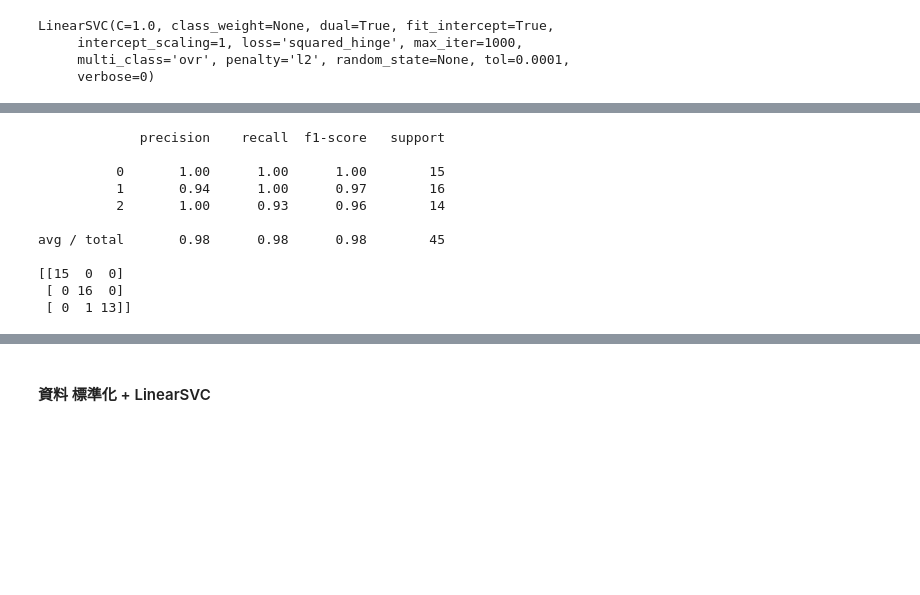
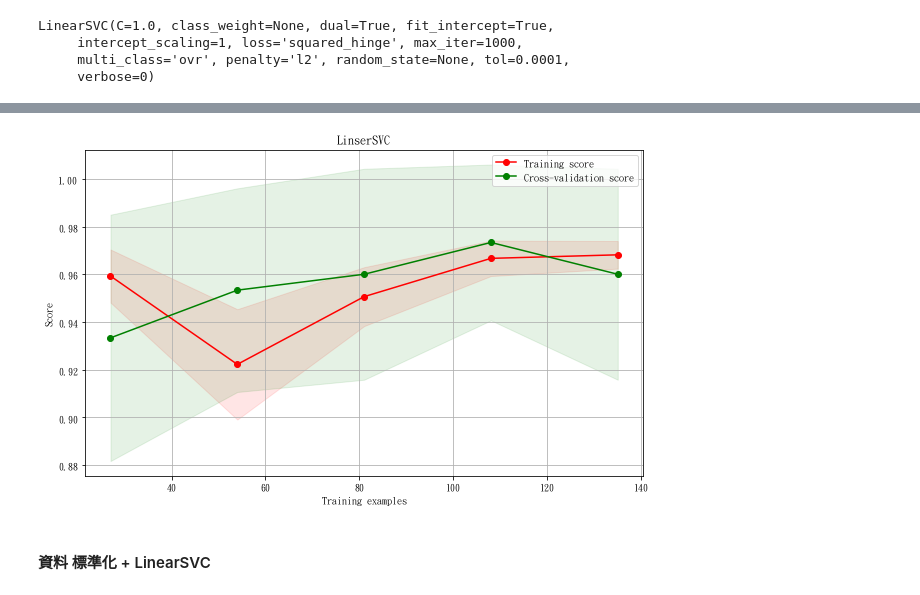
Before and after one commit to ChuangPoPO/python_textbook_practice, a Jupyter notebook: Sklearn_Iris.ipynb, the cells around one changed output, grey strips where cells are left out. Cells and saved outputs as stored; diff of their text form; code cells hidden in the pictures; blank space fills up the shorter version.

```diff
--- a/Sklearn_Iris.ipynb
+++ b/Sklearn_Iris.ipynb
@@ -544,15 +563,10 @@ KNeighborsClassifier(algorithm='auto', leaf_size=30, metric='minkowski',
-# %%
-print(metrics.classification_report(y_pca2_test, knn_pca.predict(X_pca2_test)))
-print(metrics.confusion_matrix(y_pca2_test, knn_pca.predict(X_pca2_test)))
-# %% [output]
-             precision    recall  f1-score   support
-
-          0       1.00      1.00      1.00        15
-          1       0.94      1.00      0.97        16
-          2       1.00      0.93      0.96        14
-
-avg / total       0.98      0.98      0.98        45
-
-[[15  0  0]
- [ 0 16  0]
- [ 0  1 13]]
+# %%
+y = df_y.values.ravel()
+# %%
+X = df_X.as_matrix()
+# %%
+# 產生一個和y一樣大小的 nparray
+indices = np.arange(df_y.shape[0])
+# 打亂 indices 的內容
+np.random.shuffle(indices)
+X, y = X[indices], y[indices]
@@ -558,0 +581,3 @@ avg / total       0.98      0.98      0.98        45
+# %%
+plot_learning_curve(estimator, "LinserSVC", X, y, cv = 10, train_sizes=np.linspace(0.2, 1.0, 5))
+# %% [output]
@@ -559,2 +585,3 @@ avg / total       0.98      0.98      0.98        45
+[figure, added]
 # %% [markdown]
 #### 資料 標準化 + LinearSVC
```
Also changed, not shown: parts of 36 cells of this notebook.
